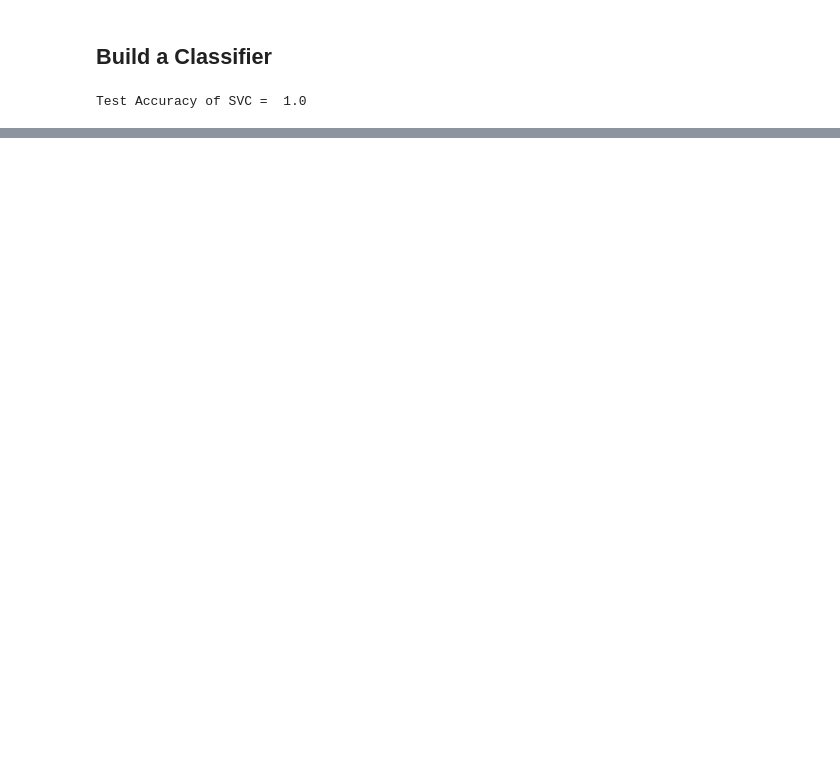
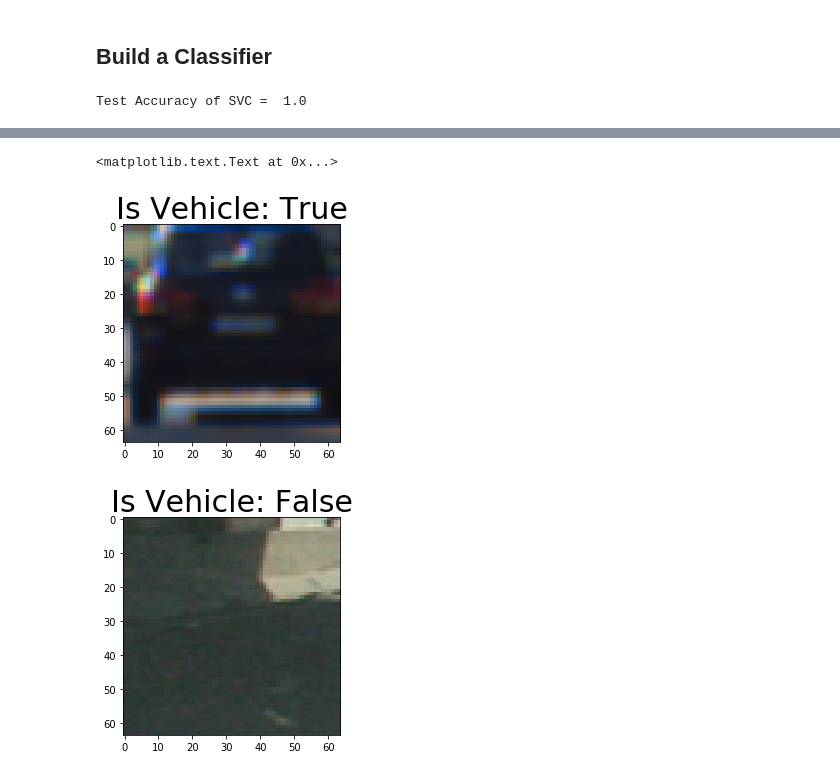
Before and after one commit to Maesla/Vehicle-Detection, a Jupyter notebook: vehicle_detection.ipynb, the cells around one changed output, grey strips where cells are left out. Cells and saved outputs as stored; diff of their text form; code cells hidden in the pictures; blank space fills up the shorter version.

```diff
--- a/vehicle_detection.ipynb
+++ b/vehicle_detection.ipynb
@@ -288,0 +391,38 @@ Test Accuracy of SVC =  1.0
+# %%
+class SimpleVehicleClassifier():
+    def __init__(self, extractor, classifier, scaler):
+        self.extractor = extractor
+        self.classifier = classifier
+        self.scaler = scaler
+    def Is_Vehicle(self, img):
+        features = self.extractor.extract(img)
+        test_features = self.scaler.transform(np.array(features).reshape(1, -1))
+        prediction = self.classifier.predict(test_features)
+        if prediction == 1:
+            return True
+        else:
+            return False
+# %%
+car_ind = np.random.randint(0, len(vehicle_img_path))
+non_car_ind = np.random.randint(0, len(non_vehicle_img_path))
+
+vehicle_img = mpimg.imread(vehicle_img_path[car_ind])
+non_vehicle_img = mpimg.imread(non_vehicle_img_path[non_car_ind])
+
+simpleClassifier = SimpleVehicleClassifier(extractor, svc, X_scaler)
+
+plt.figure(0)
+plt.imshow(vehicle_img)
+is_vehicle = simpleClassifier.Is_Vehicle(vehicle_img)
+title = 'Is Vehicle: ' + str(is_vehicle)
+plt.title(title, fontsize=30)
+
+plt.figure(1)
+plt.imshow(non_vehicle_img)
+is_vehicle = simpleClassifier.Is_Vehicle(non_vehicle_img)
+title = 'Is Vehicle: ' + str(is_vehicle)
+plt.title(title, fontsize=30)
+# %% [output]
+<matplotlib.text.Text at 0x...>
+[figure, added]
+[figure, added]
```
Also changed, not shown: parts of 8 cells of this notebook.
